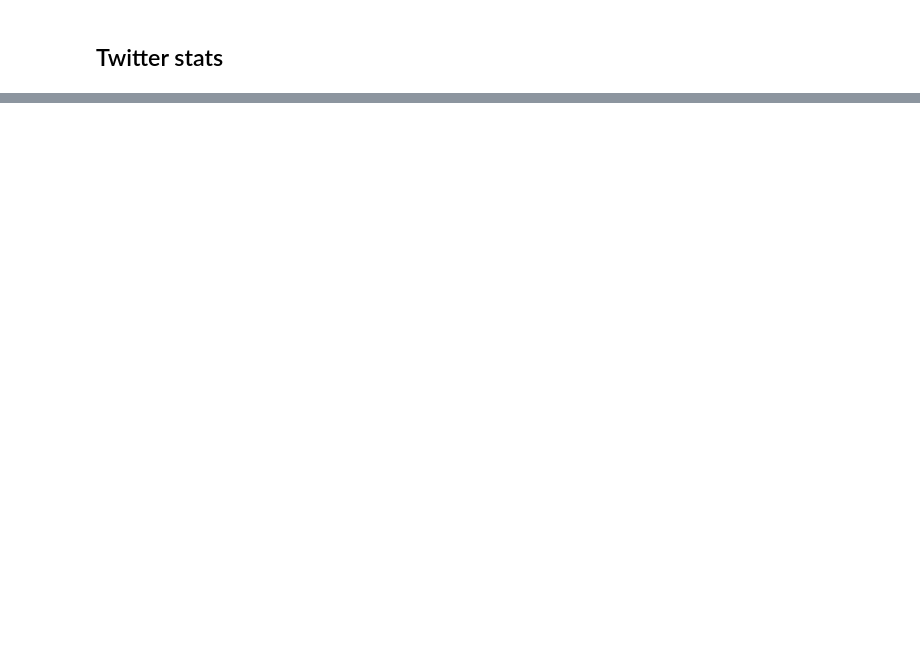
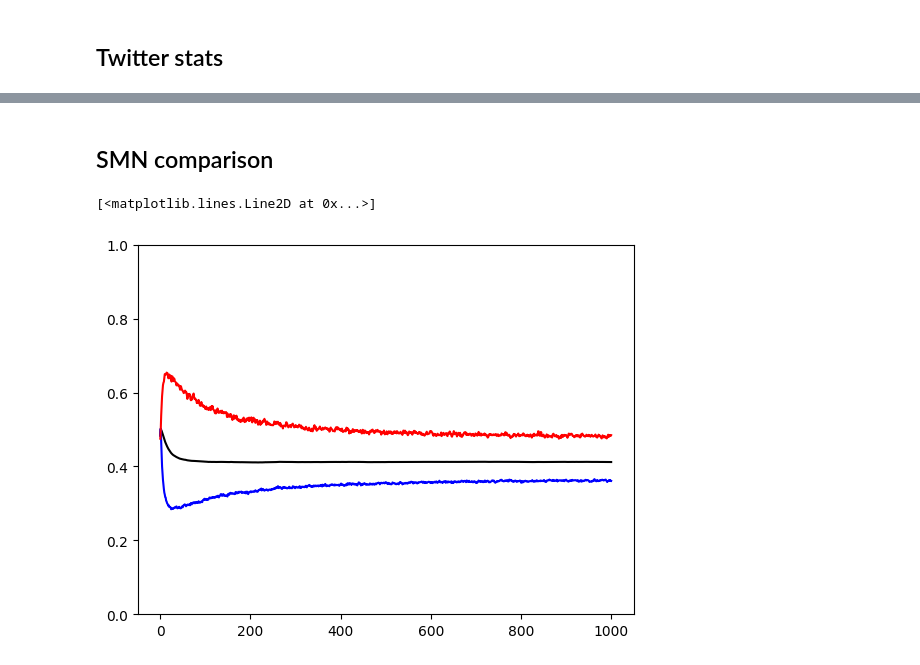
Before and after one commit to perry-C/misinformation_intervention_multiagent, a Jupyter notebook: src/table_production.ipynb, the cells around one changed output, grey strips where cells are left out. Drawn from its saved outputs; the diff is of its cells as text; code cells hidden in the pictures; blank space fills up the shorter version.

```diff
--- a/src/table_production.ipynb
+++ b/src/table_production.ipynb
@@ -60,0 +138,29 @@ nx.average_clustering(twitter_graph.to_undirected())
+# %% [markdown]
+## SMN comparison
+# %%
+df1 = pd.read_csv('data/results/SMN/DF-op.csv', header=None)
+df2 = pd.read_csv('data/results/SMN/DF-opaud0.csv', header=None)
+df3 = pd.read_csv('data/results/SMN/DF-opaud1.csv', header=None)
+
+df1.drop(columns=[0], inplace=True)
+df2.drop(columns=[0], inplace=True)
+df3.drop(columns=[0], inplace=True)
+
+
+y1 = df1.mean(axis=0)
+y2 = df2.mean(axis=0)
+y3 = df3.mean(axis=0)
+
+
+
+fig, ax = plt.subplots()
+
+x = range(0, 1001)
+plt.ylim([0, 1])
+
+ax.plot(x,y1,color='black')
+ax.plot(x,y2, color='blue')
+ax.plot(x,y3, color='red')
+# %% [output]
+[<matplotlib.lines.Line2D at 0x...>]
+[figure, added]
```
Also changed, not shown: parts of 10 cells of this notebook, 11 other files.
